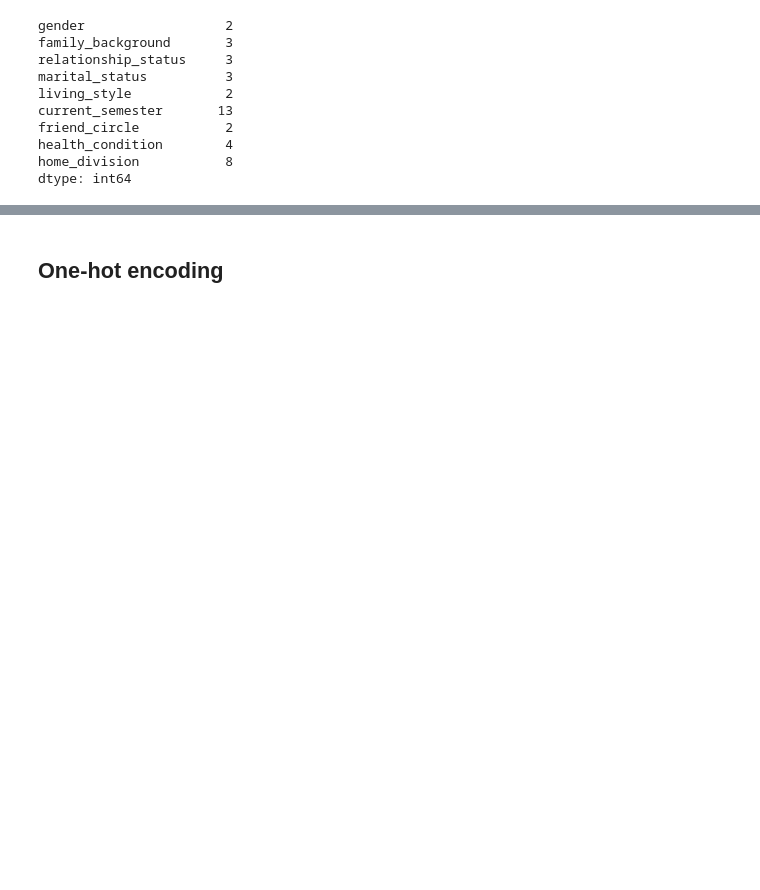
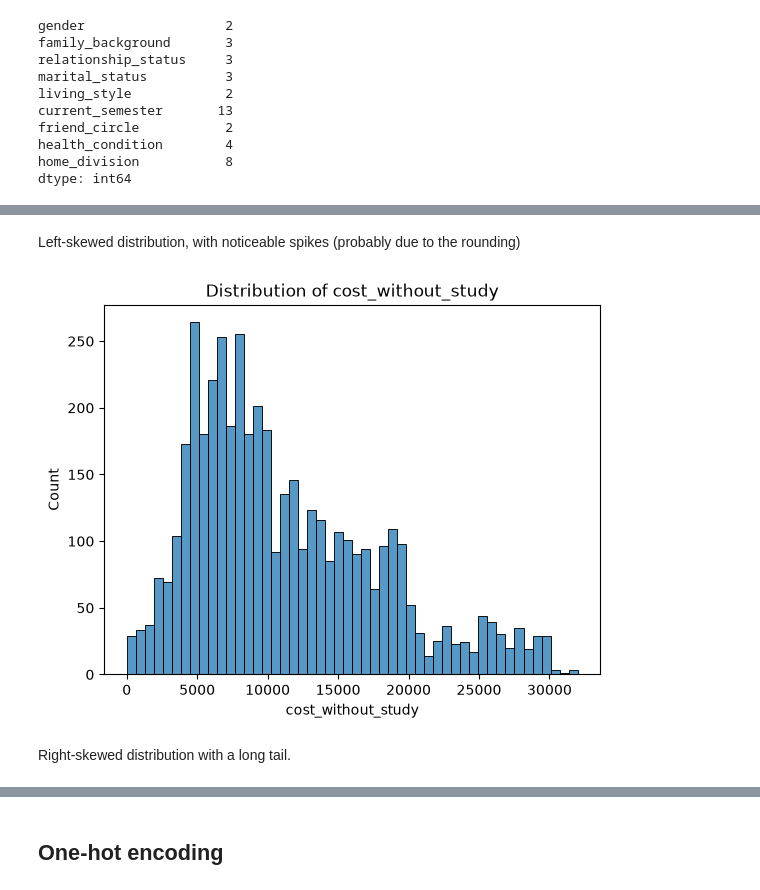
Before and after one commit to emorozo2006/student-depression-detection, a Jupyter notebook: notebook.ipynb, the cells around one changed output, grey strips where cells are left out. Saved outputs shown, nothing was run; the diff lists cells and outputs as text; code cells hidden in the pictures; blank space fills up the shorter version.

```diff
--- a/notebook.ipynb
+++ b/notebook.ipynb
@@ -114,0 +158,10 @@ dtype: int64
+# %% [markdown]
+Left-skewed distribution, with noticeable spikes (probably due to the rounding)
+# %%
+sns.histplot(df.cost_without_study, bins=50)
+plt.title('Distribution of cost_without_study')
+plt.show()
+# %% [output]
+[figure, added]
+# %% [markdown]
+Right-skewed distribution with a long tail.
```
Also changed, not shown: parts of 28 cells of this notebook.
